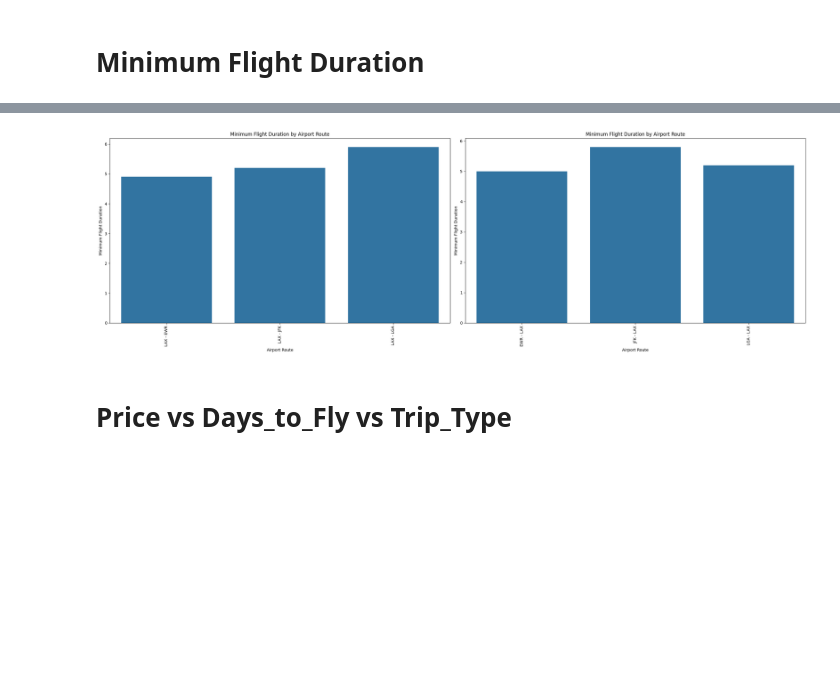
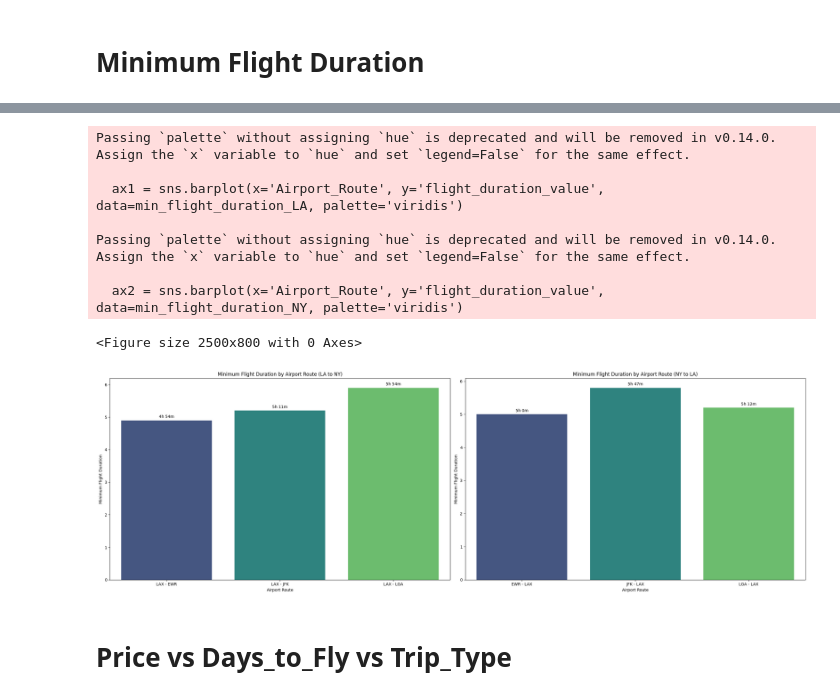
Before and after one commit to AnshulSGarg/Flight-MLOps-Project, a Jupyter notebook: notebooks/analytics.ipynb, the cells around one changed output, grey strips where cells are left out. Cells and saved outputs as stored; diff of their text form; code cells hidden in the pictures; blank space fills up the shorter version.

```diff
--- a/notebooks/analytics.ipynb
+++ b/notebooks/analytics.ipynb
@@ -96,31 +98,66 @@ plt.savefig(r'C:\Users\anshu\Desktop\MLOps\Flight-MLOps-Project\Flight-MLOps-Pro
 # %%
 plt.figure(figsize=(25, 8))
 
-plt.subplot(1,2,1)
-min_flight_duration = df[df['From_City']=='Los Angeles'].groupby('Airport_Route')['flight_duration_value'].min().reset_index()
-ax = sns.barplot(x='Airport_Route', y='flight_duration_value', data=min_flight_duration, palette='viridis')
-ax.set_xticklabels(ax.get_xticklabels(), rotation=90)
-plt.title('Minimum Flight Duration by Airport Route')
+def format_duration(duration):
+    hours = int(duration)
+    minutes = int((duration - hours) * 60)
+    return f'{hours}h {minutes}m'
+
+plt.figure(figsize=(25, 8))
+
+# Subplot 1
+plt.subplot(1, 2, 1)
+min_flight_duration_LA = df[df['From_City'] == 'Los Angeles'].groupby('Airport_Route')['flight_duration_value'].min().reset_index()
+ax1 = sns.barplot(x='Airport_Route', y='flight_duration_value', data=min_flight_duration_LA, palette='viridis')
+ax1.set_xticklabels(ax1.get_xticklabels())
+plt.title('Minimum Flight Duration by Airport Route (LA to NY)')
 plt.xlabel('Airport Route')
 plt.ylabel('Minimum Flight Duration')
 
-plt.subplot(1,2,2)
-min_flight_duration = df[df['From_City']=='New York'].groupby('Airport_Route')['flight_duration_value'].min().reset_index()
-ax = sns.barplot(x='Airport_Route', y='flight_duration_value', data=min_flight_duration, palette='viridis')
-ax.set_xticklabels(ax.get_xticklabels(), rotation=90)
-plt.title('Minimum Flight Duration by Airport Route')
+# Add data labels
+for p in ax1.patches:
+    duration_label = format_duration(p.get_height())
+    ax1.annotate(duration_label,
+                 (p.get_x() + p.get_width() / 2., p.get_height()),
+                 ha = 'center', va = 'center',
+                 xytext = (0, 9),
+                 textcoords = 'offset points')
+
+# Subplot 2
+plt.subplot(1, 2, 2)
+min_flight_duration_NY = df[df['From_City'] == 'New York'].groupby('Airport_Route')['flight_duration_value'].min().reset_index()
+ax2 = sns.barplot(x='Airport_Route', y='flight_duration_value', data=min_flight_duration_NY, palette='viridis')
+ax2.set_xticklabels(ax2.get_xticklabels())
+plt.title('Minimum Flight Duration by Airport Route (NY to LA)')
 plt.xlabel('Airport Route')
 plt.ylabel('Minimum Flight Duration')
 
+# Add data labels
+for p in ax2.patches:
+    duration_label = format_duration(p.get_height())
+    ax2.annotate(duration_label,
+                 (p.get_x() + p.get_width() / 2., p.get_height()),
+                 ha = 'center', va = 'center',
+                 xytext = (0, 9),
+                 textcoords = 'offset points')
+
 plt.tight_layout()
 
-Save the plot
+# Save the plot
 plt.savefig(r'C:\Users\anshu\Desktop\MLOps\Flight-MLOps-Project\Flight-MLOps-Project\src\visualization\analytics_plots\min_flight_duration.png')
 
 # Show the plot
 plt.show()
 # %% [output]
+Passing `palette` without assigning `hue` is deprecated and will be removed in v0.14.0. Assign the `x` variable to `hue` and set `legend=False` for the same effect.
+
+  ax1 = sns.barplot(x='Airport_Route', y='flight_duration_value', data=min_flight_duration_LA, palette='viridis')
+
+Passing `palette` without assigning `hue` is deprecated and will be removed in v0.14.0. Assign the `x` variable to `hue` and set `legend=False` for the same effect.
+
+  ax2 = sns.barplot(x='Airport_Route', y='flight_duration_value', data=min_flight_duration_NY, palette='viridis')
+<Figure size 2500x800 with 0 Axes>
-[figure, old version]
+[figure, new version]
 # %% [markdown]
 # Price vs Days_to_Fly vs Trip_Type
 # %%
```
Also changed, not shown: parts of 8 cells of this notebook, 36 other files.
